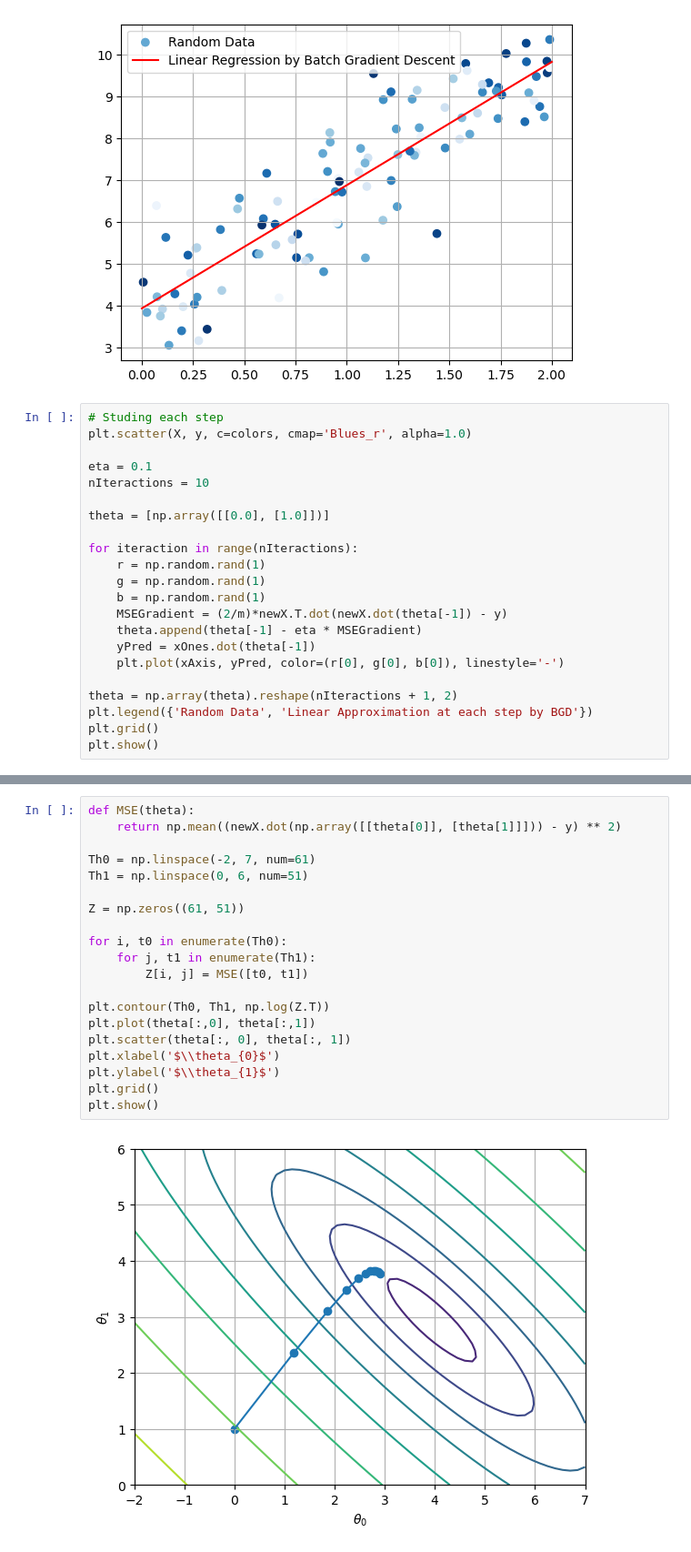
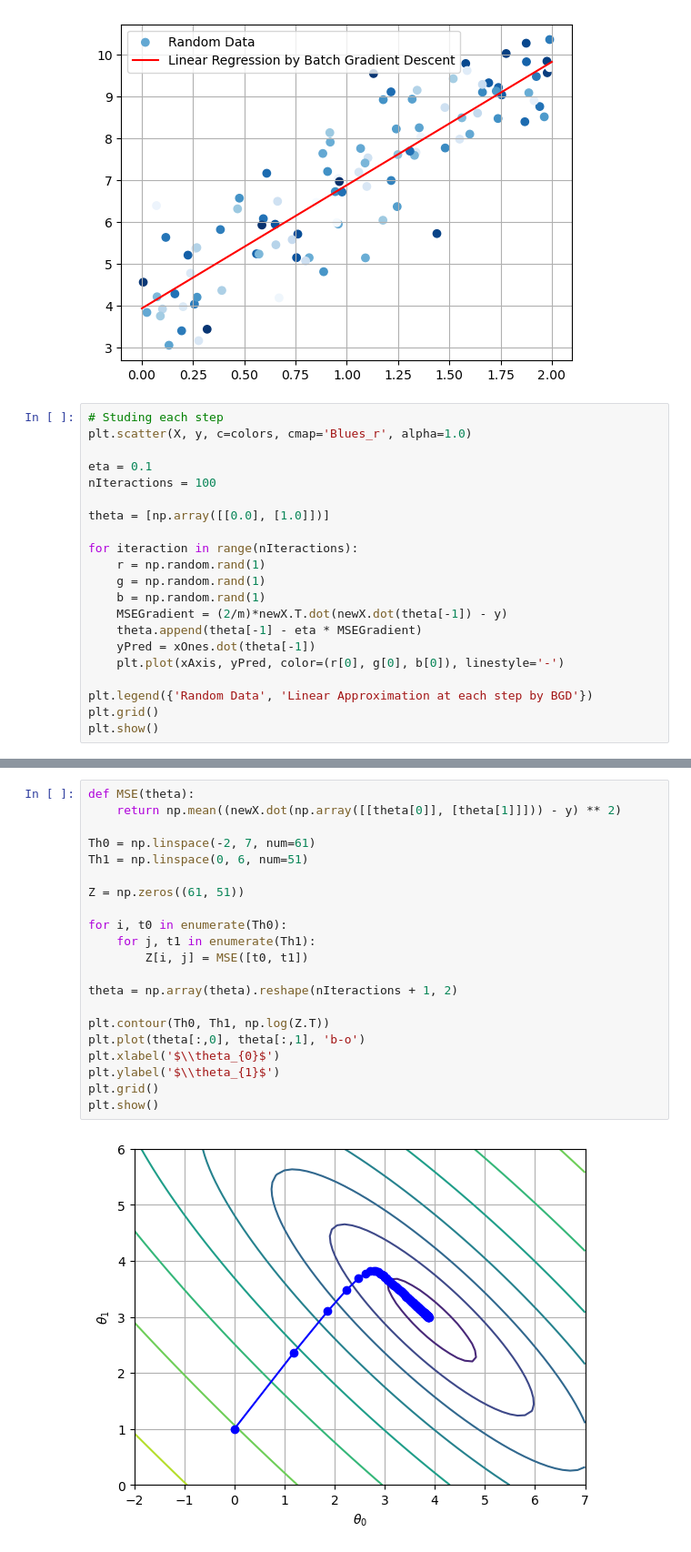
Before and after one commit to IIIL4KIII/MachineLearning, a Jupyter notebook: LinearRegression.ipynb, the cells around one changed output, grey strips where cells are left out. Shown at 91% size. Saved outputs shown, nothing was run; the diff lists cells and outputs as text.

```diff
--- a/LinearRegression.ipynb
+++ b/LinearRegression.ipynb
@@ -87,7 +87,7 @@ plt.show()
 plt.scatter(X, y, c=colors, cmap='Blues_r', alpha=1.0)
 
 eta = 0.1
-nIteractions = 10
+nIteractions = 100
 
 theta = [np.array([[0.0], [1.0]])]
 
@@ -100,7 +100,6 @@ for iteraction in range(nIteractions):
     yPred = xOnes.dot(theta[-1])
     plt.plot(xAxis, yPred, color=(r[0], g[0], b[0]), linestyle='-')
 
-theta = np.array(theta).reshape(nIteractions + 1, 2)
 plt.legend({'Random Data', 'Linear Approximation at each step by BGD'})
 plt.grid()
 plt.show()
@@ -110,22 +108,23 @@ ValueError: cannot reshape array of size 22 into shape (10,2)
 # %%
 def MSE(theta):
     return np.mean((newX.dot(np.array([[theta[0]], [theta[1]]])) - y) ** 2)
 
 Th0 = np.linspace(-2, 7, num=61)
 Th1 = np.linspace(0, 6, num=51)
 
 Z = np.zeros((61, 51))
 
 for i, t0 in enumerate(Th0):
     for j, t1 in enumerate(Th1):
         Z[i, j] = MSE([t0, t1])
 
+theta = np.array(theta).reshape(nIteractions + 1, 2)
+
 plt.contour(Th0, Th1, np.log(Z.T))
-plt.plot(theta[:,0], theta[:,1])
-plt.scatter(theta[:, 0], theta[:, 1])
+plt.plot(theta[:,0], theta[:,1], 'b-o')
 plt.xlabel('$\\theta_{0}$')
 plt.ylabel('$\\theta_{1}$')
 plt.grid()
 plt.show()
 # %% [output]
-[figure, old version]
+[figure, new version]
```
Also changed, not shown: parts of 2 cells of this notebook.
